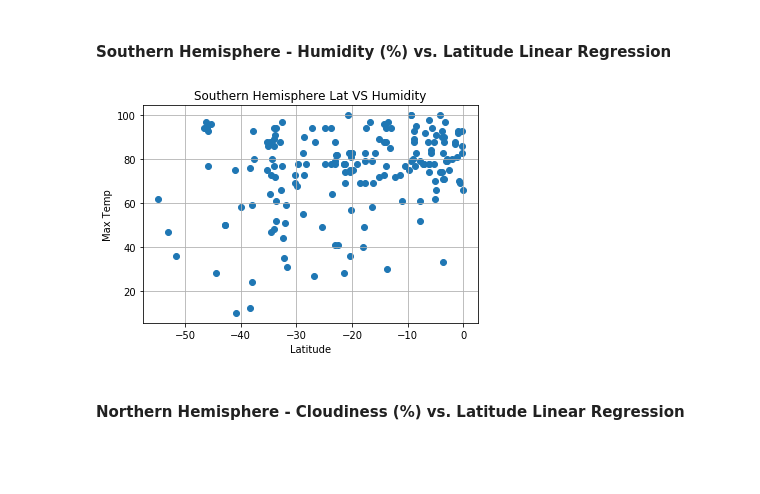
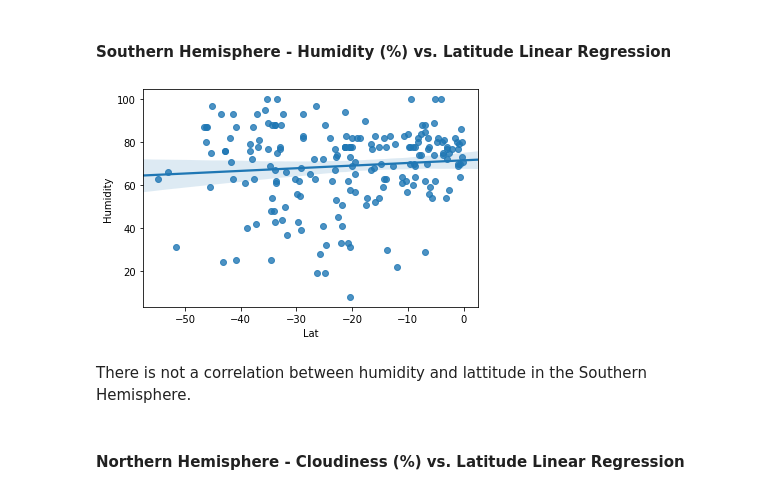
Before and after one commit to JonesInformatics/python-api-challenge, a Jupyter notebook: starter_code/WeatherPy.ipynb, the cells around one changed output. Cells and saved outputs as stored; diff of their text form; code cells hidden in the pictures; blank space fills up the shorter version.

```diff
--- a/starter_code/WeatherPy.ipynb
+++ b/starter_code/WeatherPy.ipynb
@@ -280,15 +268,12 @@ plt.show()
 # %% [markdown]
 ####  Southern Hemisphere - Humidity (%) vs. Latitude Linear Regression
-# %%
-plt.scatter(Southern.Lat,Southern["Humidity"])
-
-plt.title("Southern Hemisphere Lat VS Humidity")
-plt.xlabel("Latitude")
-plt.ylabel("Max Temp")
-plt.grid("both")
-plt.savefig("output_data/Northern_Latitude_vs_Humidity")
-plt.show()
-# %% [output]
-[figure, removed]
+# %%
+# seaborn linear regression
+
+sns.regplot(x=Southern["Lat"], y=Southern["Humidity"], data=Southern);
+# %% [output]
+[figure, added]
+# %% [markdown]
+There is not a correlation between humidity and lattitude in the Southern Hemisphere.
 # %% [markdown]
 ####  Northern Hemisphere - Cloudiness (%) vs. Latitude Linear Regression
```
Also changed, not shown: parts of 30 cells of this notebook.
